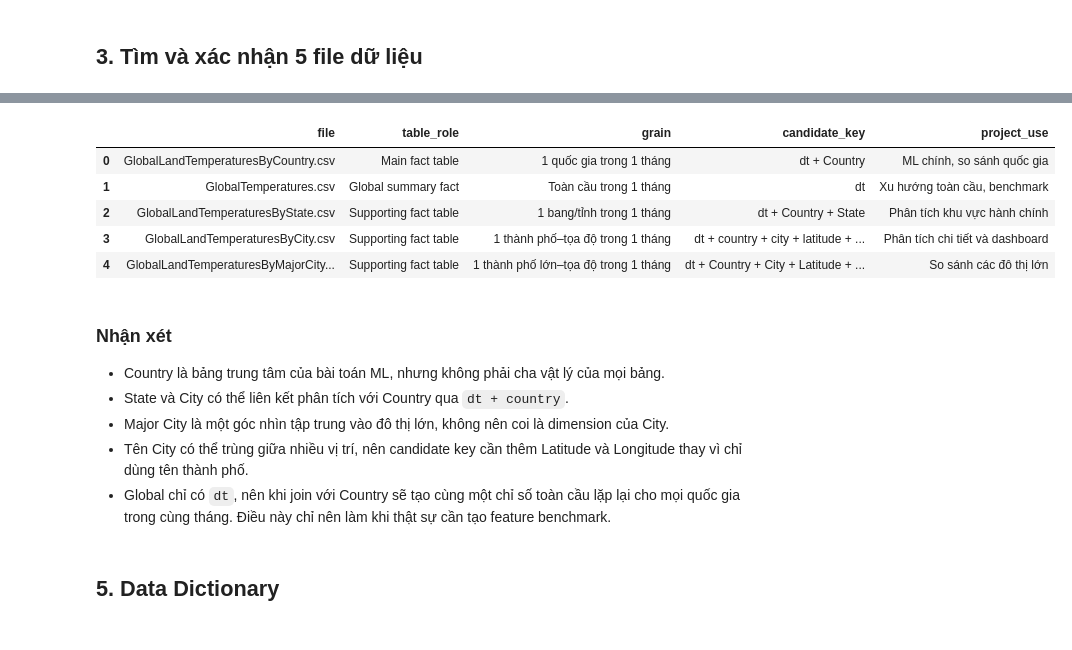
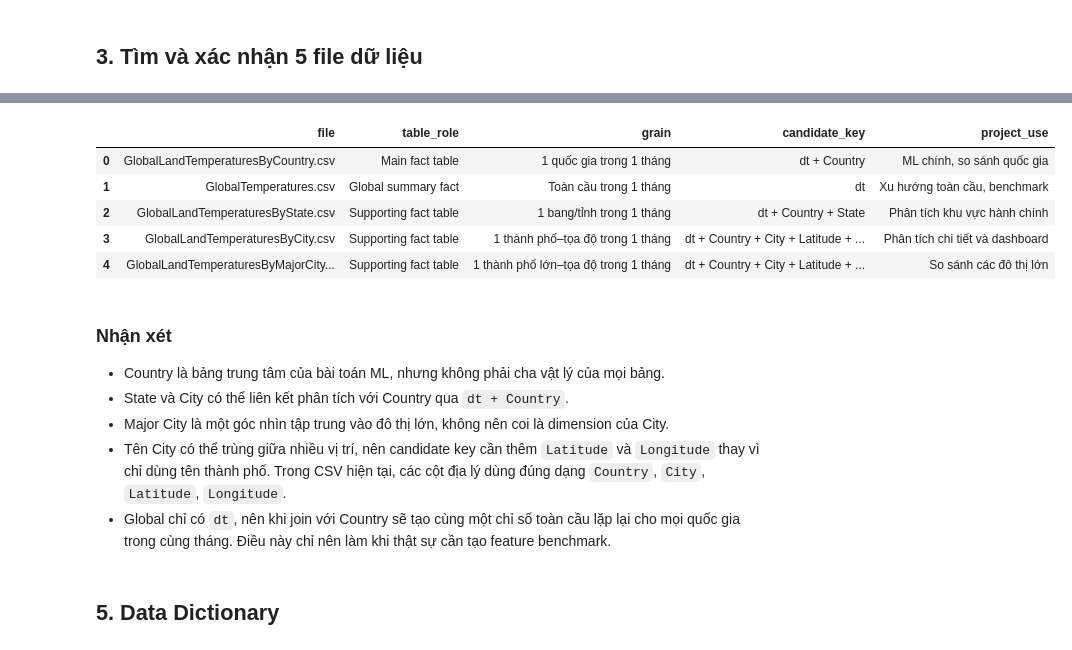
Before and after one commit to Sekaiiii1/Global-Surface-Temperature-Analysis, a Jupyter notebook: notebooks/01_data_understanding.ipynb, the cells around one changed output, grey strips where cells are left out. Saved outputs shown, nothing was run; the diff lists cells and outputs as text; code cells hidden in the pictures.

```diff
--- a/notebooks/01_data_understanding.ipynb
+++ b/notebooks/01_data_understanding.ipynb
@@ -108,29 +111,56 @@ Cell này thực sự gọi hàm tìm kiếm, tạo dictionary `FILE_PATHS` và
 # %%
-catalog_columns = ['file', 'table_role', 'grain', 'candidate_key', 'project_use']
-catalog_rows = [
-    ('GlobalLandTemperaturesByCountry.csv', 'Main fact table', '1 quốc gia trong 1 tháng', 'dt + Country', 'ML chính, so sánh quốc gia'),
-    ('GlobalTemperatures.csv', 'Global summary fact', 'Toàn cầu trong 1 tháng', 'dt', 'Xu hướng toàn cầu, benchmark'),
-    ('GlobalLandTemperaturesByState.csv', 'Supporting fact table', '1 bang/tỉnh trong 1 tháng', 'dt + Country + State', 'Phân tích khu vực hành chính'),
-    ('GlobalLandTemperaturesByCity.csv', 'Supporting fact table', '1 thành phố–tọa độ trong 1 tháng', 'dt + country + city + latitude + longitude', 'Phân tích chi tiết và dashboard'),
-    ('GlobalLandTemperaturesByMajorCity.csv', 'Supporting fact table', '1 thành phố lớn–tọa độ trong 1 tháng', 'dt + Country + City + Latitude + Longitude', 'So sánh các đô thị lớn'),
-]
-
-table_catalog = pd.DataFrame(catalog_rows, columns=catalog_columns)
+table_catalog = pd.DataFrame([
+    {
+        'file': 'GlobalLandTemperaturesByCountry.csv',
+        'table_role': 'Main fact table',
+        'grain': '1 quốc gia trong 1 tháng',
+        'candidate_key': 'dt + Country',
+        'project_use': 'ML chính, so sánh quốc gia',
+    },
+    {
+        'file': 'GlobalTemperatures.csv',
+        'table_role': 'Global summary fact',
+        'grain': 'Toàn cầu trong 1 tháng',
+        'candidate_key': 'dt',
+        'project_use': 'Xu hướng toàn cầu, benchmark',
+    },
+    {
+        'file': 'GlobalLandTemperaturesByState.csv',
+        'table_role': 'Supporting fact table',
+        'grain': '1 bang/tỉnh trong 1 tháng',
+        'candidate_key': 'dt + Country + State',
+        'project_use': 'Phân tích khu vực hành chính',
+    },
+    {
+        'file': 'GlobalLandTemperaturesByCity.csv',
+        'table_role': 'Supporting fact table',
+        'grain': '1 thành phố–tọa độ trong 1 tháng',
+        'candidate_key': 'dt + Country + City + Latitude + Longitude',
+        'project_use': 'Phân tích chi tiết và dashboard',
+    },
+    {
+        'file': 'GlobalLandTemperaturesByMajorCity.csv',
+        'table_role': 'Supporting fact table',
+        'grain': '1 thành phố lớn–tọa độ trong 1 tháng',
+        'candidate_key': 'dt + Country + City + Latitude + Longitude',
+        'project_use': 'So sánh các đô thị lớn',
+    },
+])
 display(table_catalog)
 # %% [output]
 |  | file | table_role | grain | candidate_key | project_use |
 | 0 | GlobalLandTemperaturesByCountry.csv | Main fact table | 1 quốc gia trong 1 tháng | dt + Country | ML chính, so sánh quốc gia |
 | 1 | GlobalTemperatures.csv | Global summary fact | Toàn cầu trong 1 tháng | dt | Xu hướng toàn cầu, benchmark |
 | 2 | GlobalLandTemperaturesByState.csv | Supporting fact table | 1 bang/tỉnh trong 1 tháng | dt + Country + State | Phân tích khu vực hành chính |
-| 3 | GlobalLandTemperaturesByCity.csv | Supporting fact table | 1 thành phố–tọa độ trong 1 tháng | dt + country + city + latitude + ... | Phân tích chi tiết và dashboard |
+| 3 | GlobalLandTemperaturesByCity.csv | Supporting fact table | 1 thành phố–tọa độ trong 1 tháng | dt + Country + City + Latitude + ... | Phân tích chi tiết và dashboard |
 | 4 | GlobalLandTemperaturesByMajorCity... | Supporting fact table | 1 thành phố lớn–tọa độ trong 1 tháng | dt + Country + City + Latitude + ... | So sánh các đô thị lớn |
 # %% [markdown]
 ### Nhận xét
 
 - Country là bảng trung tâm của bài toán ML, nhưng không phải cha vật lý của mọi bảng.
-- State và City có thể liên kết phân tích với Country qua `dt + country`.
+- State và City có thể liên kết phân tích với Country qua `dt + Country`.
 - Major City là một góc nhìn tập trung vào đô thị lớn, không nên coi là dimension của City.
-- Tên City có thể trùng giữa nhiều vị trí, nên candidate key cần thêm Latitude và Longitude thay vì chỉ dùng tên thành phố.
+- Tên City có thể trùng giữa nhiều vị trí, nên candidate key cần thêm `Latitude` và `Longitude` thay vì chỉ dùng tên thành phố. Trong CSV hiện tại, các cột địa lý dùng đúng dạng `Country`, `City`, `Latitude`, `Longitude`.
 - Global chỉ có `dt`, nên khi join với Country sẽ tạo cùng một chỉ số toàn cầu lặp lại cho mọi quốc gia trong cùng tháng. Điều này chỉ nên làm khi thật sự cần tạo feature benchmark.
 # %% [markdown]
 ## 5. Data Dictionary
```
Also changed, not shown: parts of 95 cells of this notebook.
